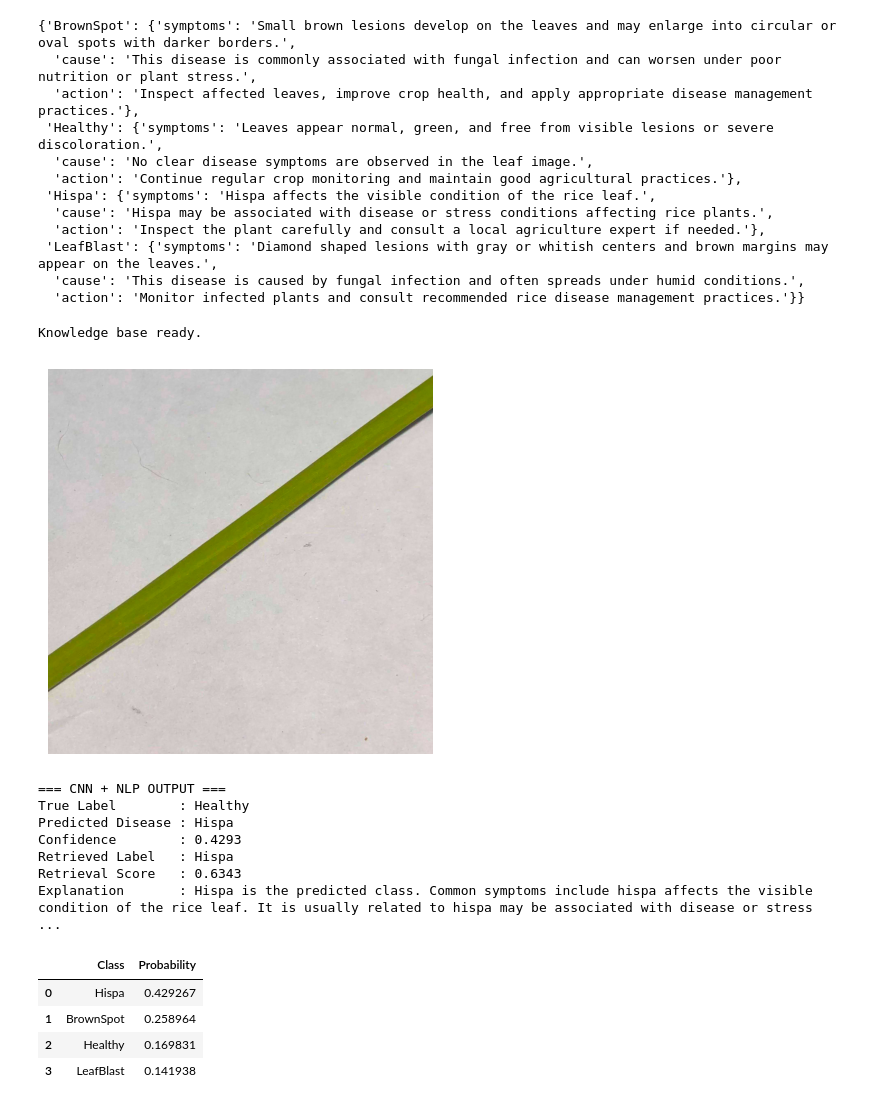
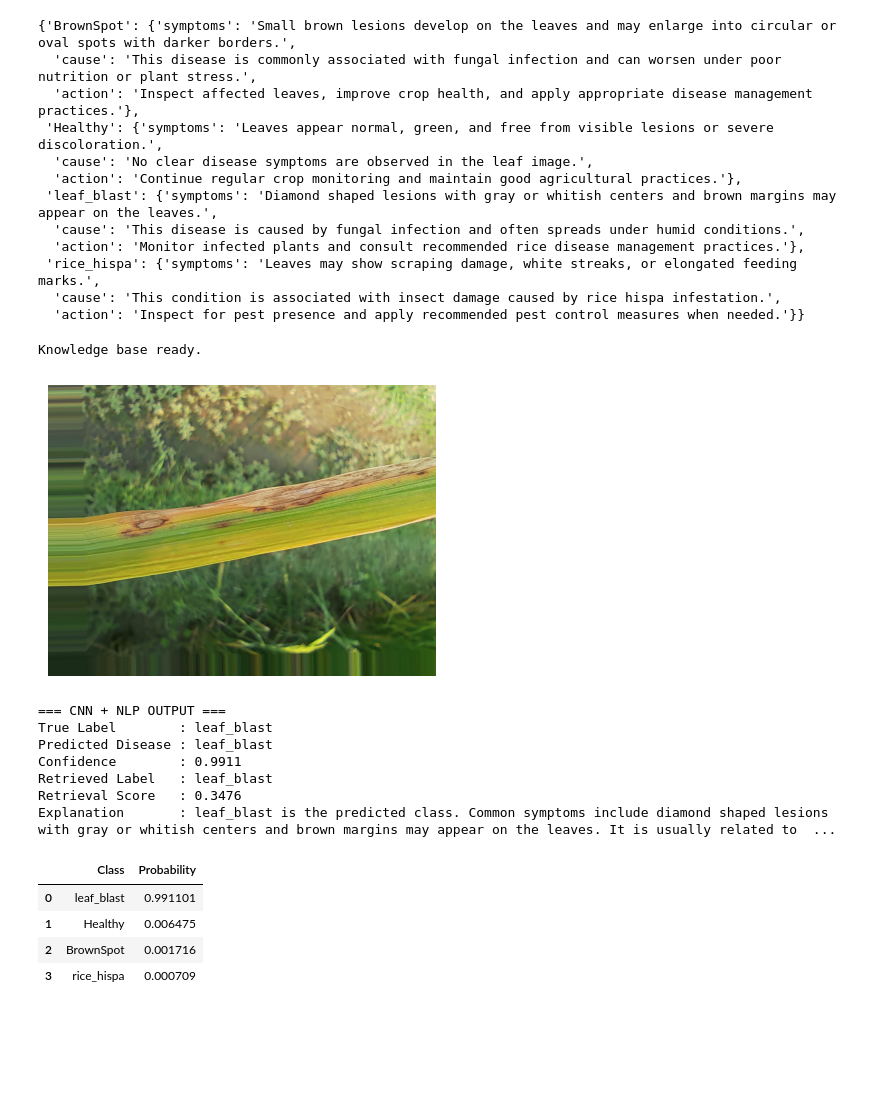
Before and after one commit to ninapascua/Rice-Leaf-Disease-Detection, a Jupyter notebook: notebooks/04_nlp.ipynb, the cells around one changed output. Cells and saved outputs as stored; diff of their text form; code cells hidden in the pictures; blank space fills up the shorter version.

```diff
--- a/notebooks/04_nlp.ipynb
+++ b/notebooks/04_nlp.ipynb
@@ -28,10 +28,10 @@ train_df = pd.read_csv("../data/processed/train.csv")
 val_df = pd.read_csv("../data/processed/validation.csv")
 
 train_df["filepath"] = train_df["filepath"].str.replace(
-    "data/processed/train", "data/raw/RiceLeafs/train", regex=False
+    "data/processed/train", "data/raw/train", regex=False
 )
 val_df["filepath"] = val_df["filepath"].str.replace(
-    "data/processed/validation", "data/raw/RiceLeafs/validation", regex=False
+    "data/processed/validation", "data/raw/validation", regex=False
 )
 
 train_df["full_path"] = train_df["filepath"].apply(lambda p: os.path.join("..", p))
@@ -127,12 +126,12 @@ knowledge_base
  'Healthy': {'symptoms': 'Leaves appear normal, green, and free from visible lesions or severe discoloration.',
   'cause': 'No clear disease symptoms are observed in the leaf image.',
   'action': 'Continue regular crop monitoring and maintain good agricultural practices.'},
- 'Hispa': {'symptoms': 'Hispa affects the visible condition of the rice leaf.',
-  'cause': 'Hispa may be associated with disease or stress conditions affecting rice plants.',
-  'action': 'Inspect the plant carefully and consult a local agriculture expert if needed.'},
- 'LeafBlast': {'symptoms': 'Diamond shaped lesions with gray or whitish centers and brown margins may appear on the leaves.',
+ 'leaf_blast': {'symptoms': 'Diamond shaped lesions with gray or whitish centers and brown margins may appear on the leaves.',
   'cause': 'This disease is caused by fungal infection and often spreads under humid conditions.',
-  'action': 'Monitor infected plants and consult recommended rice disease management practices.'}}
+  'action': 'Monitor infected plants and consult recommended rice disease management practices.'},
+ 'rice_hispa': {'symptoms': 'Leaves may show scraping damage, white streaks, or elongated feeding marks.',
+  'cause': 'This condition is associated with insect damage caused by rice hispa infestation.',
+  'action': 'Inspect for pest presence and apply recommended pest control measures when needed.'}}
 # %%
 # =========================
 # CELL 6: TF-IDF RETRIEVAL SETUP
@@ -202,30 +201,30 @@ def predict_with_explanation(image_path):
 # %%
 # =========================
 # CELL 9: TEST SAMPLE
 # =========================
-sample_row = val_df.sample(1, random_state=42).iloc[0]
+sample_row = train_df.sample(1, random_state=42).iloc[0]
 sample_path = sample_row["full_path"]
 true_label = sample_row["label"]
 
 show_image(sample_path)
 result = predict_with_explanation(sample_path)
 
 print("=== CNN + NLP OUTPUT ===")
 print("True Label        :", true_label)
 print("Predicted Disease :", result["predicted_label"])
 print("Confidence        :", f"{result['confidence']:.4f}")
 print("Retrieved Label   :", result["matched_label"])
 print("Retrieval Score   :", f"{result['retrieval_score']:.4f}")
 print("Explanation       :", result["explanation"])
 # %% [output]
-[figure, old version]
+[figure, new version]
 === CNN + NLP OUTPUT ===
-True Label        : Healthy
-Predicted Disease : Hispa
-Confidence        : 0.4293
-Retrieved Label   : Hispa
-Retrieval Score   : 0.6343
-Explanation       : Hispa is the predicted class. Common symptoms include hispa affects the visible condition of the rice leaf. It is usually related to hispa may be associated with disease or stress  ...
+True Label        : leaf_blast
+Predicted Disease : leaf_blast
+Confidence        : 0.9911
+Retrieved Label   : leaf_blast
+Retrieval Score   : 0.3476
+Explanation       : leaf_blast is the predicted class. Common symptoms include diamond shaped lesions with gray or whitish centers and brown margins may appear on the leaves. It is usually related to  ...
 # %%
 # =========================
 # CELL 10: CLASS PROBABILITIES
@@ -236,10 +235,10 @@ pd.DataFrame({
 }).sort_values(by="Probability", ascending=False).reset_index(drop=True)
 # %% [output]
 |  | Class | Probability |
-| 0 | Hispa | 0.429267 |
-| 1 | BrownSpot | 0.258964 |
-| 2 | Healthy | 0.169831 |
-| 3 | LeafBlast | 0.141938 |
+| 0 | leaf_blast | 0.991101 |
+| 1 | Healthy | 0.006475 |
+| 2 | BrownSpot | 0.001716 |
+| 3 | rice_hispa | 0.000709 |
 # %%
 # =========================
 # CELL 11: OPTIONAL CUSTOM IMAGE TEST
```
Also changed, not shown: parts of 3 cells of this notebook, 32 other files.
